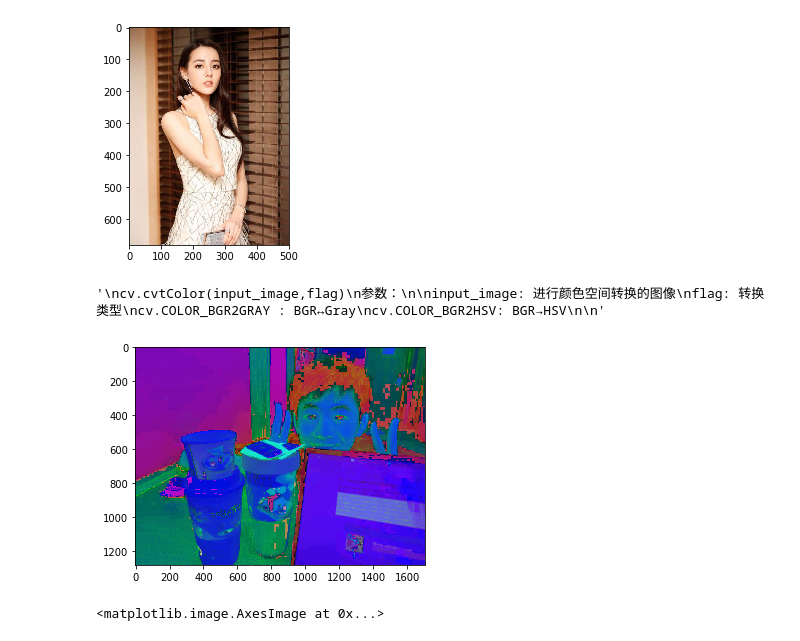
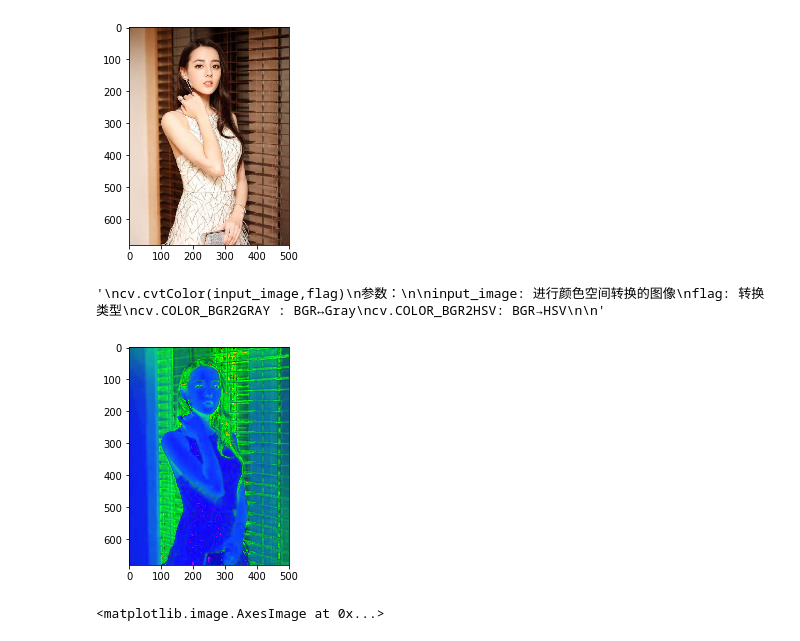
Before and after one commit to FengJingting/RM-tutorial, a Jupyter notebook: cw2/cwCV/basic.ipynb, the cells around one changed output. Cells and saved outputs as stored; diff of their text form; code cells hidden in the pictures.

```diff
--- a/cw2/cwCV/basic.ipynb
+++ b/cw2/cwCV/basic.ipynb
@@ -79,27 +79,27 @@ plt.imshow(img[:,:,::-1])
 [figure]
 # %%
 # 图像通道的转变
-img = cv.imread("./image/lan.jpg")
+img = cv.imread("./image/dili.jpg")
 gray = cv.cvtColor(img,cv.COLOR_BGR2GRAY) # 灰度图
 hsv = cv.cvtColor(img,cv.COLOR_BGR2HSV)
 cv.imshow('gray',gray)
 cv.waitKey(10000)
 cv.destroyWindow('gray')
 # plt.imshow(gray,cmap=plt.cm.gray) # 灰度图
 plt.imshow(hsv)
 '''
 cv.cvtColor(input_image,flag)
 参数：
 
 input_image: 进行颜色空间转换的图像
 flag: 转换类型
 cv.COLOR_BGR2GRAY : BGR↔Gray
 cv.COLOR_BGR2HSV: BGR→HSV
 
 '''
 # %% [output]
 '\ncv.cvtColor(input_image,flag)\n参数：\n\ninput_image: 进行颜色空间转换的图像\nflag: 转换类型\ncv.COLOR_BGR2GRAY : BGR↔Gray\ncv.COLOR_BGR2HSV: BGR→HSV\n\n'
-[figure, old version]
+[figure, new version]
 # %%
 # 图像的加法 要求，行列数，通道数相同
 import numpy as np
```
Also changed, not shown: 3 other files.
